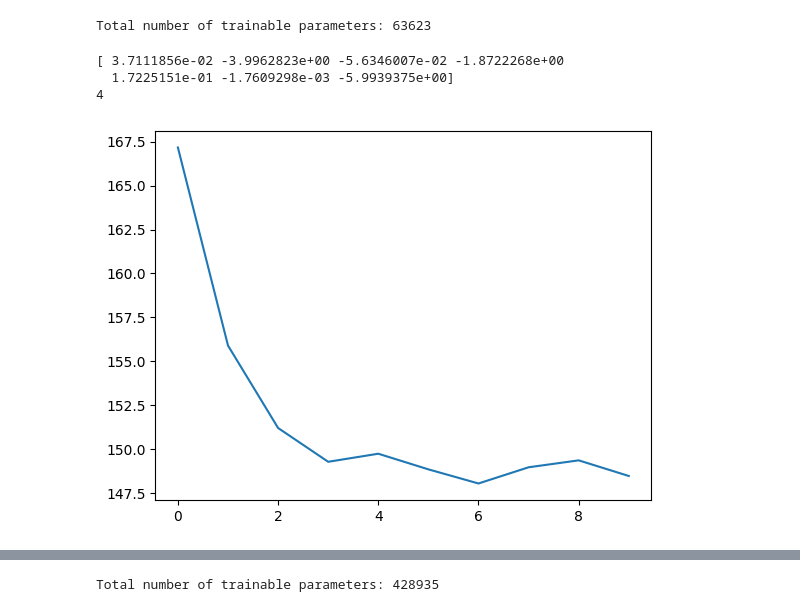
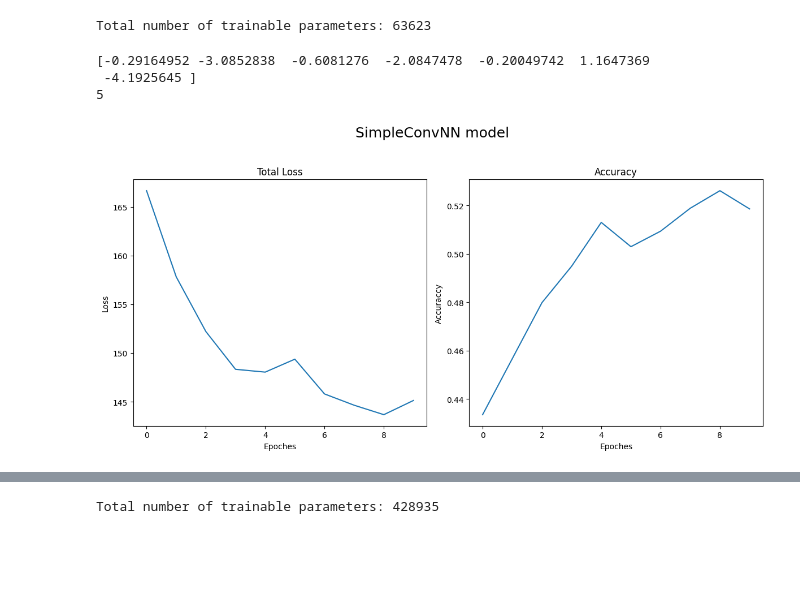
Before and after one commit to coolwuzizai/Emotion-AL, a Jupyter notebook: src/test.ipynb, the cells around one changed output, grey strips where cells are left out. Cells and saved outputs as stored; diff of their text form; code cells hidden in the pictures; blank space fills up the shorter version.

```diff
--- a/src/test.ipynb
+++ b/src/test.ipynb
@@ -392,14 +321,32 @@ pred = scn(test_img.reshape(1,1,48,48))
 result = pred.detach().cpu().numpy()[0]
 print(result)
 print(np.argmax(result))
-
-plt.plot(range(len(losses)), losses)
-plt.show()
 # %% [output]
-[ 3.7111856e-02 -3.9962823e+00 -5.6346007e-02 -1.8722268e+00
-  1.7225151e-01 -1.7609298e-03 -5.9939375e+00]
-4
+[-0.29164952 -3.0852838  -0.6081276  -2.0847478  -0.20049742  1.1647369
+ -4.1925645 ]
+5
-[figure, removed]
+# %%
+fig, (ax1, ax2) = plt.subplots(1, 2, figsize=(12, 6))
+
+# Plot Loss
+ax1.plot(range(len(losses)), losses)
+ax1.set_title("Total Loss")
+ax1.set_xlabel("Epoches")
+ax1.set_ylabel("Loss")
+
+# Plot Accuracy
+ax2.plot(range(len(losses)), accs)
+ax2.set_title("Accuracy")
+ax2.set_xlabel("Epoches")
+ax2.set_ylabel("Accuraccy")
+
+plt.suptitle("SimpleConvNN model", fontsize=18)
+
+plt.tight_layout(rect=[0, 0, 1, 0.95])
+
+plt.show()
+# %% [output]
+[figure, added]
 # %%
 losses = []
 accs = []
```
Also changed, not shown: parts of 31 cells of this notebook, 1 other file.
